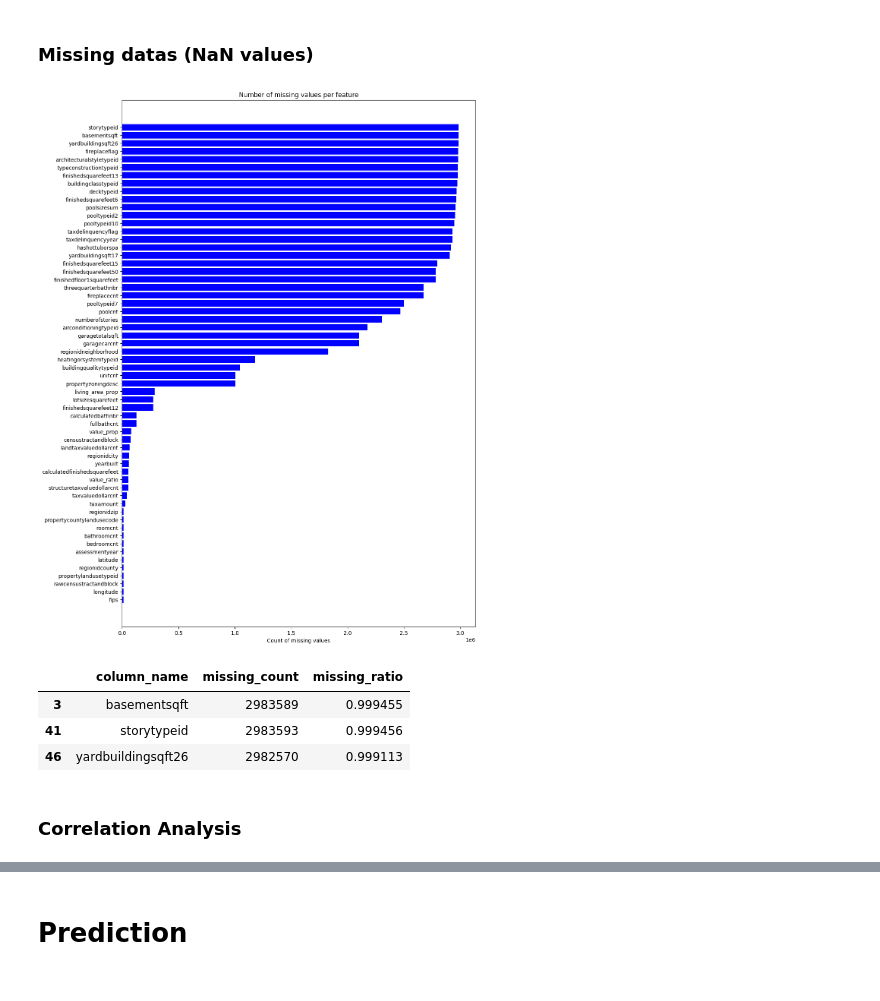
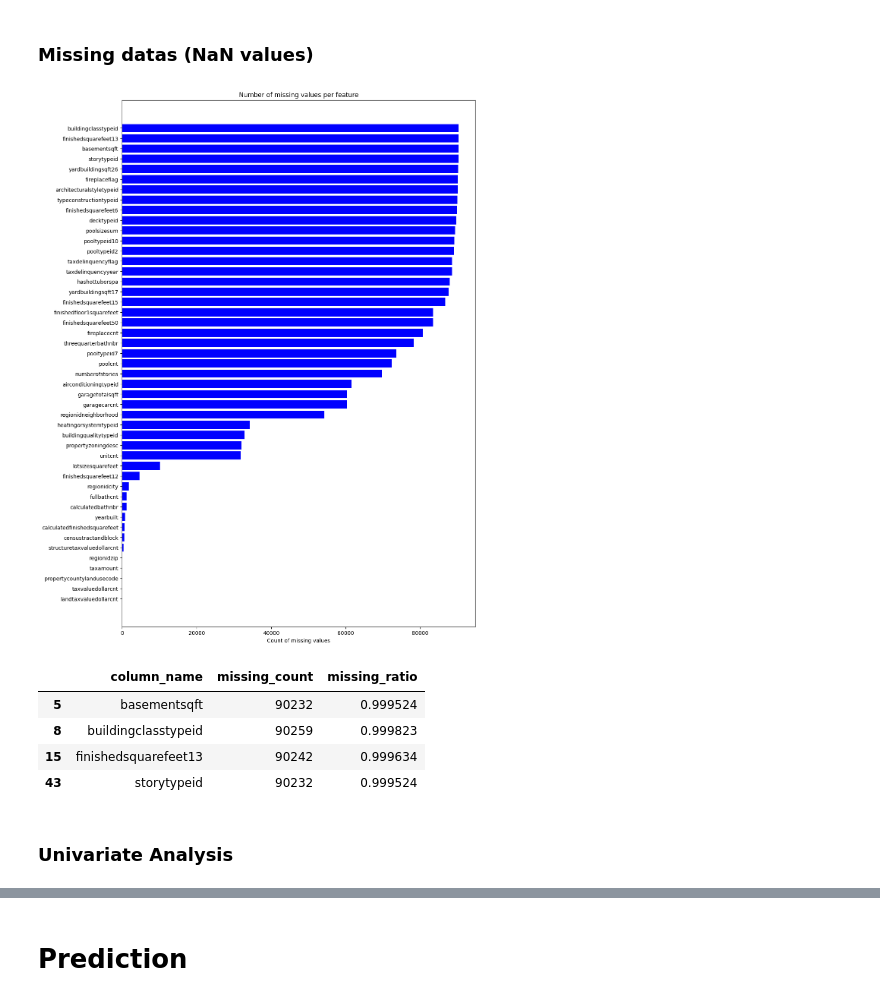
Before and after one commit to gohxuezhe/MLProject, a Jupyter notebook: MLproject.ipynb, the cells around one changed output, grey strips where cells are left out. Saved outputs shown, nothing was run; the diff lists cells and outputs as text; code cells hidden in the pictures.

```diff
--- a/MLproject.ipynb
+++ b/MLproject.ipynb
@@ -176,6 +191,0 @@ for key, value in zillow_data_dictionary.items():
-# %%
-for c, dtype in zip(properties_2016_df.columns, properties_2016_df.dtypes):
-    if dtype == np.float64:
-        properties_2016_df[c] = properties_2016_df[c].astype(np.float32)  # np.float64 -> np.float32
-    if dtype == np.int64:
-        properties_2016_df[c] = properties_2016_df[c].astype(np.int32)  # np.int64 -> np.int32
@@ -207,8 +191,0 @@ for column in test.columns:
-# %%
-
-# living area proportions
-properties_2016_df['living_area_prop'] = properties_2016_df['calculatedfinishedsquarefeet'] / properties_2016_df['lotsizesquarefeet']
-# tax value ratio
-properties_2016_df['value_ratio'] = properties_2016_df['taxvaluedollarcnt'] / properties_2016_df['taxamount']
-# tax value proportions
-properties_2016_df['value_prop'] = properties_2016_df['structuretaxvaluedollarcnt'] / properties_2016_df['landtaxvaluedollarcnt']
@@ -296,32 +294,33 @@ plt.show()
 # %% [markdown]
 ### Missing datas (NaN values)
 # %%
-missing_df = properties_2016_df.isnull().sum(axis=0).reset_index()
+missing_df = df_train_2016.isnull().sum(axis=0).reset_index()
 missing_df.columns = ['column_name', 'missing_count']
 missing_df = missing_df.loc[missing_df['missing_count'] > 0]
 missing_df = missing_df.sort_values(by='missing_count')
 
 ind = np.arange(missing_df.shape[0])
 width = 0.9
 fig, ax = plt.subplots(figsize=(12,18))
 rects = ax.barh(ind, missing_df.missing_count.values, color='blue')
 ax.set_yticks(ind)
 ax.set_yticklabels(missing_df.column_name.values, rotation='horizontal')
 ax.set_xlabel("Count of missing values")
 ax.set_title("Number of missing values per feature")
 plt.show()
 # %% [output]
-[figure, old version]
+[figure, new version]
 # %%
-missing_df = properties_2016_df.isnull().sum(axis=0).reset_index()
+missing_df = df_train_2016.isnull().sum(axis=0).reset_index()
 missing_df.columns = ['column_name', 'missing_count']
-missing_df['missing_ratio'] = missing_df['missing_count'] / properties_2016_df.shape[0]
+missing_df['missing_ratio'] = missing_df['missing_count'] / df_train_2016.shape[0]
 missing_df.loc[missing_df['missing_ratio'] > 0.999]
 # %% [output]
 |  | column_name | missing_count | missing_ratio |
-| 3 | basementsqft | 2983589 | 0.999455 |
-| 41 | storytypeid | 2983593 | 0.999456 |
-| 46 | yardbuildingsqft26 | 2982570 | 0.999113 |
+| 5 | basementsqft | 90232 | 0.999524 |
+| 8 | buildingclasstypeid | 90259 | 0.999823 |
+| 15 | finishedsquarefeet13 | 90242 | 0.999634 |
+| 43 | storytypeid | 90232 | 0.999524 |
 # %% [markdown]
-### Correlation Analysis
+### Univariate Analysis
 # %%
```
Also changed, not shown: parts of 84 cells of this notebook.
